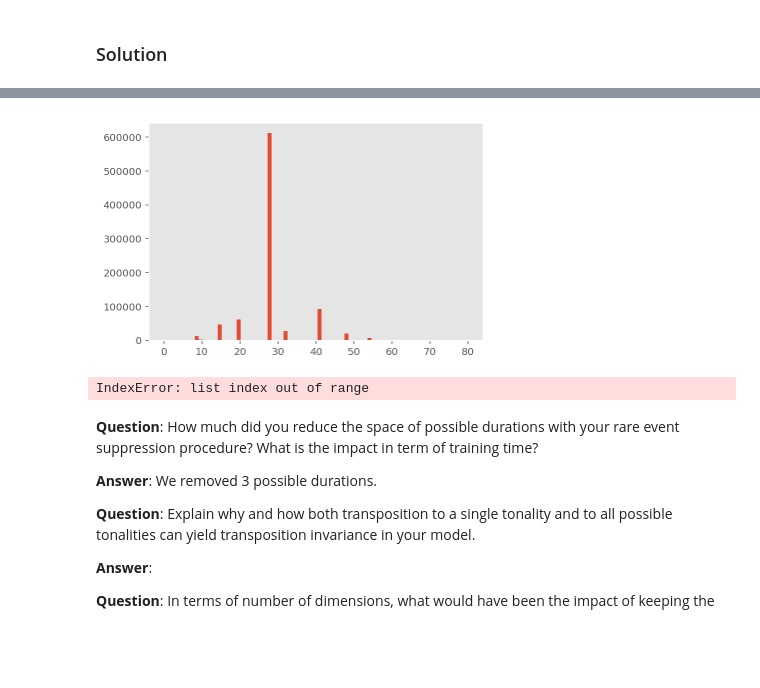
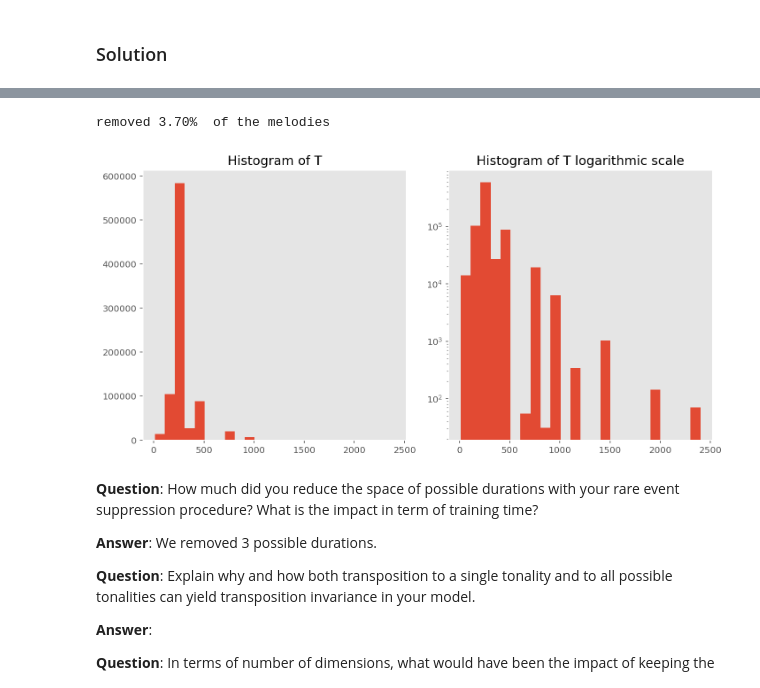
Before and after one commit to davidedidio/ANN, a Jupyter notebook: miniproject2/miniproject2.ipynb, the cells around one changed output, grey strips where cells are left out. Saved outputs shown, nothing was run; the diff lists cells and outputs as text; code cells hidden in the pictures; blank space fills up the shorter version.

```diff
--- a/miniproject2/miniproject2.ipynb
+++ b/miniproject2/miniproject2.ipynb
@@ -417,13 +420,45 @@ while( discarded < threshold ):
+# %%
+# 2. Based on your observations, remove from your dataset melodies containing very rare durations. Adjust the rejection threshold such that at most 5% of the melodies are discarded with this step.
+
+# Count the number of music per time index.
+time_freq_per_music = np.zeros(len(dictionaries["T"]))
+for label, item in dataset_integer.items():
+    for t in np.unique(item["T"]):
+        time_freq_per_music[t] += 1
+
+# Get the time indexes to remove from the dataset
+to_remove = np.where(time_freq_per_music < 17)[0]
+
+# Compute array of melodies to keep based on the time index to remove.
+labels_to_keep = []
+for i, (label, item) in enumerate(dataset_integer.items()):
+    keep_label = 1
+    for t in np.unique(item["T"]):
+        if t in to_remove:
+            keep_label = 0
+
+    if keep_label:
+        labels_to_keep.append(label)
+
+# create rare_dataset containing only the selected melodies
+rare_dataset = {}
+for label, item in dataset.items():
+    if label in labels_to_keep:
+        rare_dataset[label] = item
+
+print("removed %.2f%%  of the melodies" % (100 * (len(dataset) - len(rare_dataset)) / len(dataset)) )
+# %% [output]
+removed 3.70%  of the melodies
 # %%
+# Rename the dataset for simplicity
+dictionaries = get_dictionaries(rare_dataset)
+dataset = rare_dataset
+
 # 3. Recompute the duration dictionary based on your filtered dataset and plot the new histogram of durations.
-
-T_set = list( { t for label in dataset if not dataset[label]['discarded'] for t in dataset[label]['T'] } )
-T_set.sort()
-
-plt.hist( T, bins = len(T_set) - 1 )
-plt.show()
+T = [ t for label in rare_dataset for t in rare_dataset[label]['T'] ]
+plot_histogram(T, len(rare_dictionaries["T"]), "Histogram of T")
 # %% [output]
-[figure, old version]
+[figure, new version]
 # %%
 def transposeDataset(dataset):
     transposed_dataset = {}
@@ -445,9 +480,10 @@ def transposeDataset(dataset):
 # Transposition invariance
 # 1. Use the provided function to create a new dataset where all melodies are transposed to C Major/A minor.
 
-transposedDataset = transposeDataset(dataset)
+transposed_dataset = transposeDataset(dataset)
+
+dictionaries = get_dictionaries(transposed_dataset)
+integer_dataset = get_integer_dataset(transposed_dataset, dictionaries)
-# %% [output]
-IndexError: list index out of range
 # %%
 # 2. Plot the histograms of the pitches before and after transposition.
 
```
Also changed, not shown: parts of 15 cells of this notebook.
